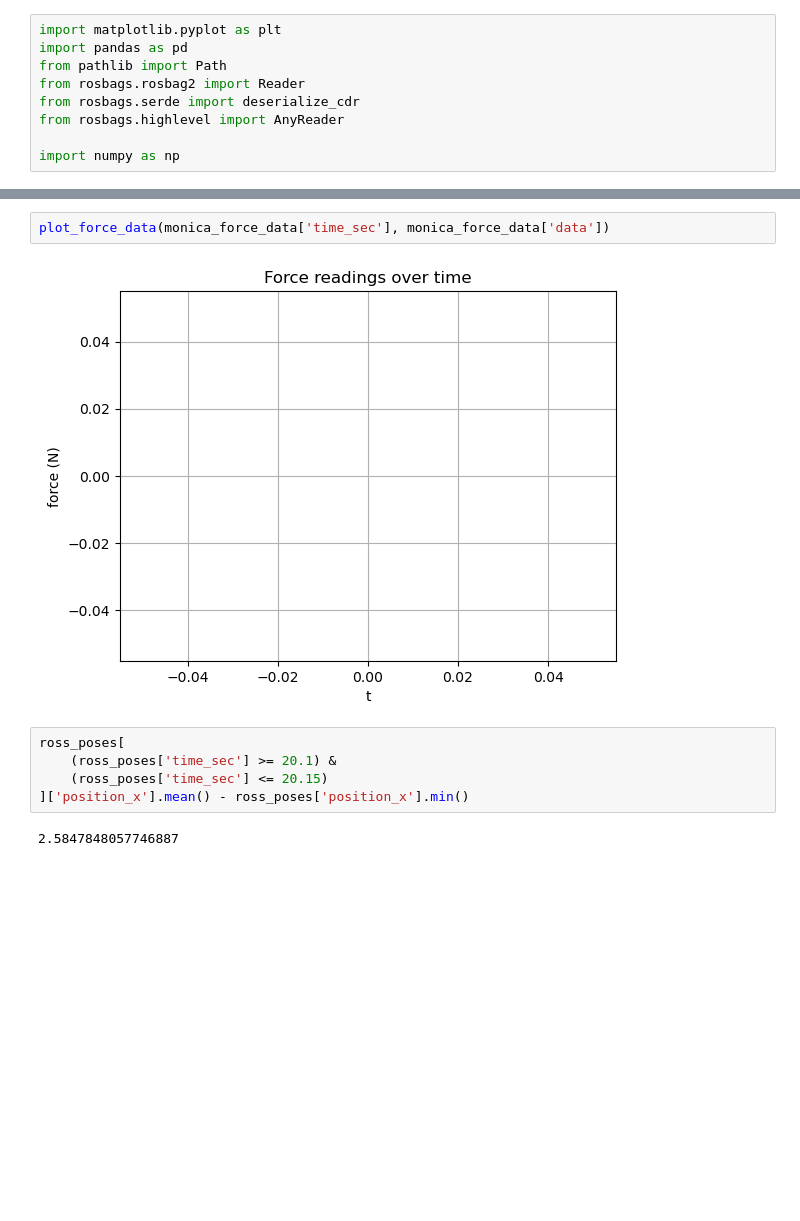
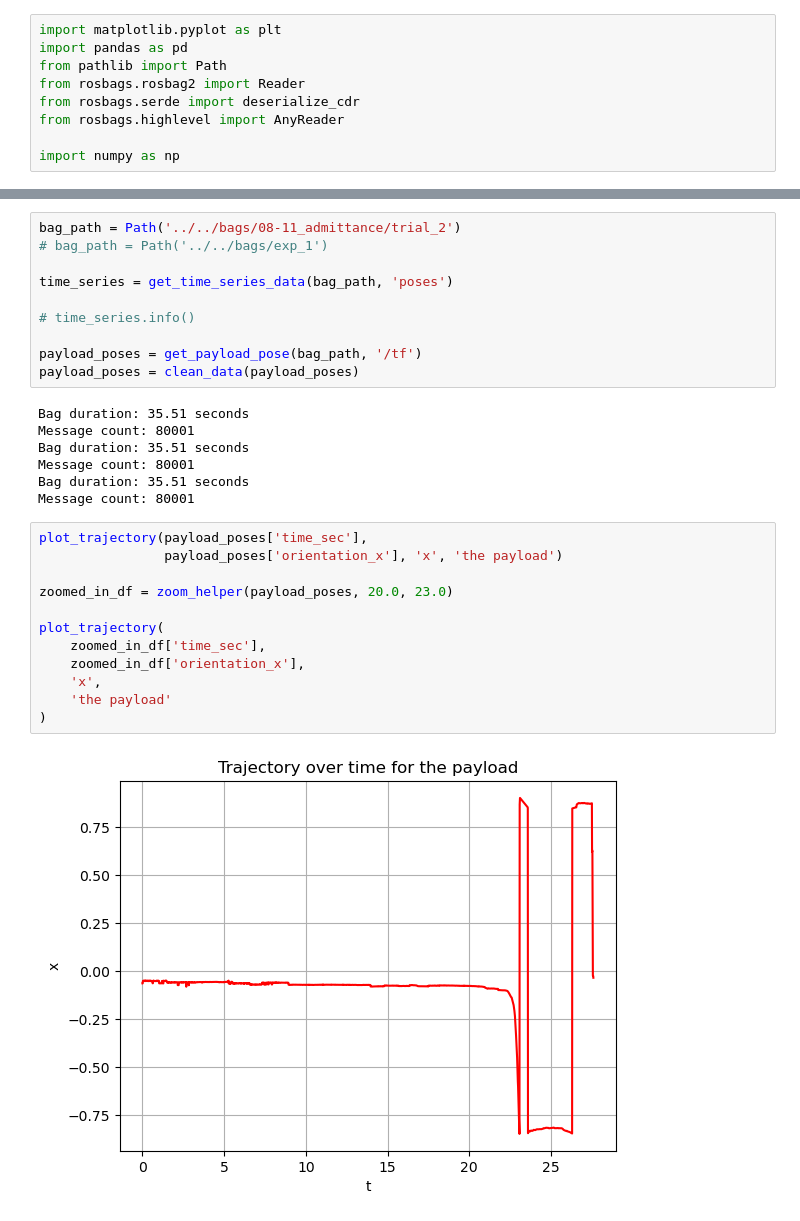
Before and after one commit to BCLab-UNM/MARIAM, a Jupyter notebook: analysis/vicon_experiments/vicon_experiments.ipynb, the cells around one changed output, grey strips where cells are left out. Saved outputs shown, nothing was run; the diff lists cells and outputs as text; blank space fills up the shorter version.

Commit message:
update: updated vicon data analysis script

```diff
--- a/analysis/vicon_experiments/vicon_experiments.ipynb
+++ b/analysis/vicon_experiments/vicon_experiments.ipynb
@@ -270,11 +261,31 @@ Message count: 60620
-# %%
-plot_force_data(monica_force_data['time_sec'], monica_force_data['data'])
-# %% [output]
-[figure, removed]
-# %%
-ross_poses[
-    (ross_poses['time_sec'] >= 20.1) &
-    (ross_poses['time_sec'] <= 20.15)
-]['position_x'].mean() - ross_poses['position_x'].min()
-# %% [output]
-2.5847848057746887
+# %%
+bag_path = Path('../../bags/08-11_admittance/trial_2')
+# bag_path = Path('../../bags/exp_1')
+
+time_series = get_time_series_data(bag_path, 'poses')
+
+# time_series.info()
+
+payload_poses = get_payload_pose(bag_path, '/tf')
+payload_poses = clean_data(payload_poses)
+# %% [output]
+Bag duration: 35.51 seconds
+Message count: 80001
+Bag duration: 35.51 seconds
+Message count: 80001
+Bag duration: 35.51 seconds
+Message count: 80001
+# %%
+plot_trajectory(payload_poses['time_sec'],
+                payload_poses['orientation_x'], 'x', 'the payload')
+
+zoomed_in_df = zoom_helper(payload_poses, 20.0, 23.0)
+
+plot_trajectory(
+    zoomed_in_df['time_sec'],
+    zoomed_in_df['orientation_x'],
+    'x',
+    'the payload'
+)
+# %% [output]
+[figure, added]
```
Also changed, not shown: parts of 14 cells of this notebook.
